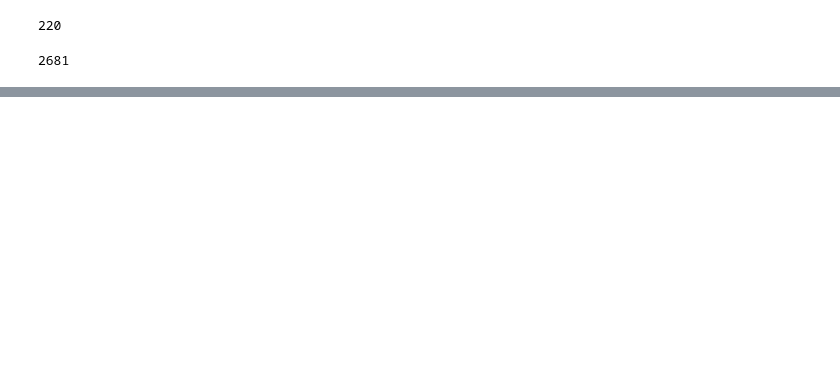
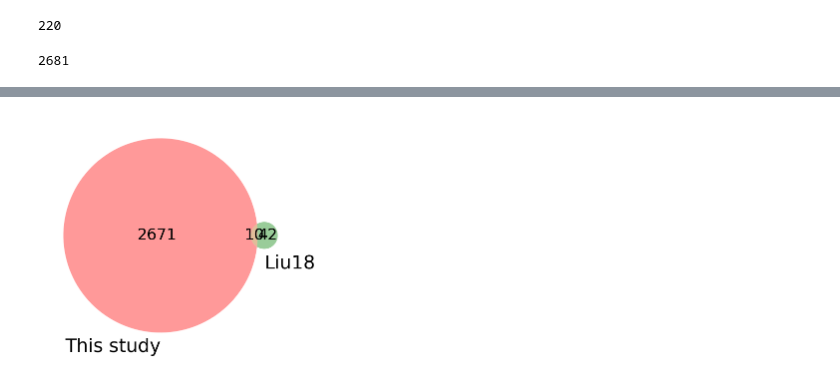
Before and after one commit to sunnyosun/L1-BRCA1-paper-analysis, a Jupyter notebook: notebooks/Compare_with_Liu19.ipynb, the cells around one changed output, grey strips where cells are left out. Drawn from its saved outputs; the diff is of its cells as text; code cells hidden in the pictures; blank space fills up the shorter version.

```diff
--- a/notebooks/Compare_with_Liu19.ipynb
+++ b/notebooks/Compare_with_Liu19.ipynb
@@ -82,0 +85,5 @@ len(dw_genes)
+# %%
+venn2([set(dw_genes), set(hela_liu_dw['Symbol'])], set_labels = ('This study', 'Liu18'))
+plt.show()
+# %% [output]
+[figure, added]
```
Also changed, not shown: parts of 23 cells of this notebook.
